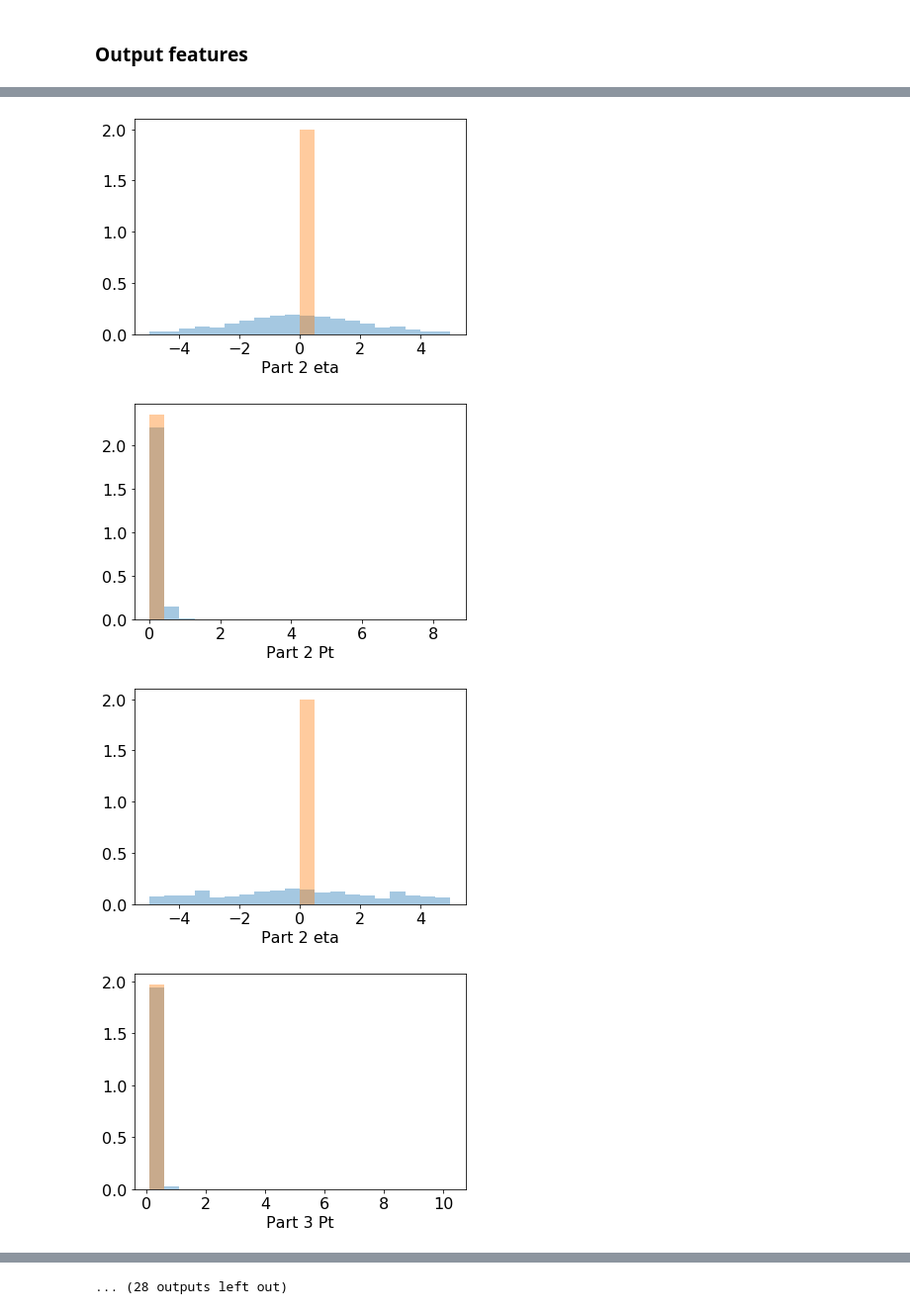
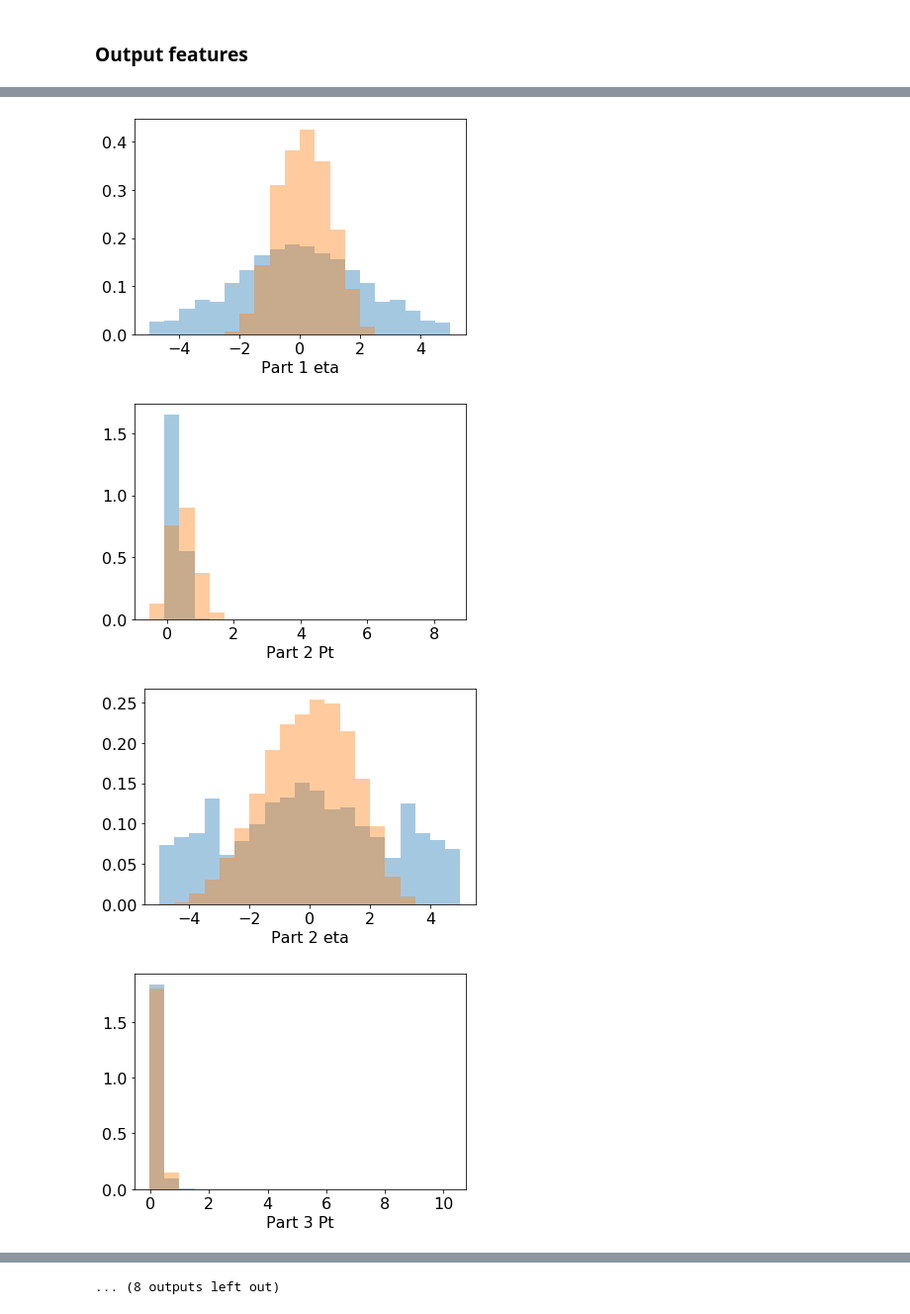
Before and after one commit to ocerri/ParticleBasedAnomalyDetection, a Jupyter notebook: denseAE/dAE_v0.ipynb, the cells around one changed output, grey strips where cells are left out. Shown: that part at 99% size. Saved outputs shown, nothing was run; the diff lists cells and outputs as text; code cells hidden in the pictures.

```diff
--- a/denseAE/dAE_v0.ipynb
+++ b/denseAE/dAE_v0.ipynb
@@ -31,7 +32,7 @@ class Dataset(data.Dataset):
         self.feature_names = ['Pt', 'eta', 'phi', 'charge', 'pId'][:2]
 
         for i, n in enumerate(names):
-            ins = np.load(template.format(n)).astype(np.float32)[:,:,:2].reshape((-1, 40))
+            ins = np.load(template.format(n)).astype(np.float32)[:,:10,:2].reshape((-1, 20))
             lbs = i*np.ones(ins.shape[0]).astype(np.int8)
 
             print(n, ':', str(ins.shape[0]))
@@ -59,7 +60,7 @@ Zll : 100000
 ## Define the model
 # %%
 class AEDenseNet(nn.Module):
-    def __init__(self, N_features=5, dim_hidden=20, dim_latent=8, verbose = False):
+    def __init__(self, N_features, dim_hidden, dim_latent, verbose = False):
         super(AEDenseNet, self).__init__()
         self.verbose = verbose
 
@@ -86,10 +87,10 @@ class AEDenseNet(nn.Module):
         net = nn.Sequential(
                             nn.Linear(dim_in, dim_hidden),
                             nn.ReLU(),
-                            nn.Linear(dim_hidden, dim_hidden),
-                            nn.ReLU(),
+#                             nn.Linear(dim_hidden, dim_hidden),
+#                             nn.ELU(),
                             nn.Linear(dim_hidden, dim_out),
-                            nn.ReLU(),
+#                             nn.ELU(),
                           )
         return net
 
@@ -99,17 +100,20 @@ class AEDenseNet(nn.Module):
 
     def decode(self, z):
         x = self.decoder_modules['PhiD'](z)
+        return x
 
         # --- Formatting x ----
+        # pt
+        pt = 1 + F.elu(x[:,0])
         # eta
-#         x[:,:,1] = F.hardtanh(x[:,:,1], min_val=-5, max_val=5)
+        eta = 5*F.tanh(x[:,1])
         # phi
 #         x[:,:,2] = F.hardtanh(x[:,:,2], min_val=-3.14159, max_val=3.14159)
         # charge
 #         x[:,:,3] = F.hardtanh(x[:,:,3], min_val=-1, max_val=2)
-        #pId
+        # pId
 #         x[:,:,4] = F.hardtanh(x[:,:,4], min_val=0, max_val=6)
-        return x
+        return torch.cat((pt,eta), 1)
 
 
     def forward(self, x):
@@ -139,8 +143,8 @@ class AEDenseNet(nn.Module):
 # %%
 model = AEDenseNet(
                    N_features=dataset['train'].inputs.shape[1],
-                   dim_hidden=30,
-                   dim_latent=10
+                   dim_hidden=10,
+                   dim_latent=5
                   )
 
 print(model)
@@ -311,6 +324,6 @@ for i in range(x_prime.shape[1]):
     r = (min(np.min(x_aux), np.min(xp_aux)), max(np.max(x_aux), np.max(xp_aux)))
     plt.hist(x_aux, bins=20, range=r, alpha=0.4, density=True)
     plt.hist(xp_aux, bins=20, range=r, alpha=0.4, density=True)
-    plt.xlabel('Part {:.0f} '.format(i/2) + dataset['train'].feature_names[i%2])
+    plt.xlabel('Part {:.0f} '.format(int(i/2)) + dataset['train'].feature_names[i%2])
     dnd.append(f)
 # %% [output]
@@ -320,4 +333,4 @@ for i in range(x_prime.shape[1]):
-[figure, old version]
+[figure, new version]
-[figure, old version]
+[figure, new version]
-[figure, old version]
+[figure, new version]
-[figure, old version]
+[figure, new version]
@@ -329 +342 @@ for i in range(x_prime.shape[1]):
-... (28 outputs left out)
+... (8 outputs left out)
```
Also changed, not shown: parts of 10 cells of this notebook, 2 other files.
